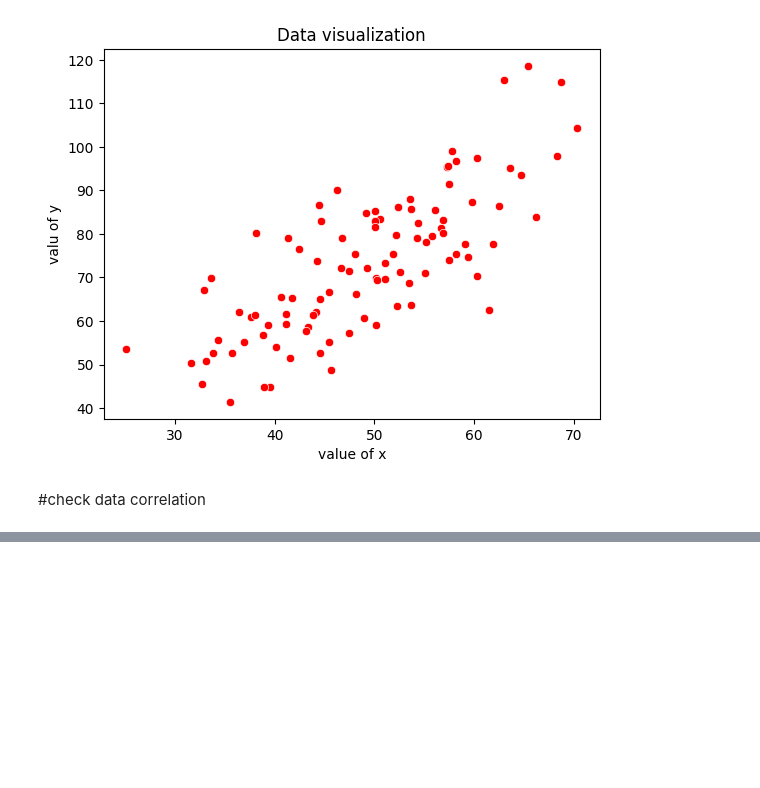
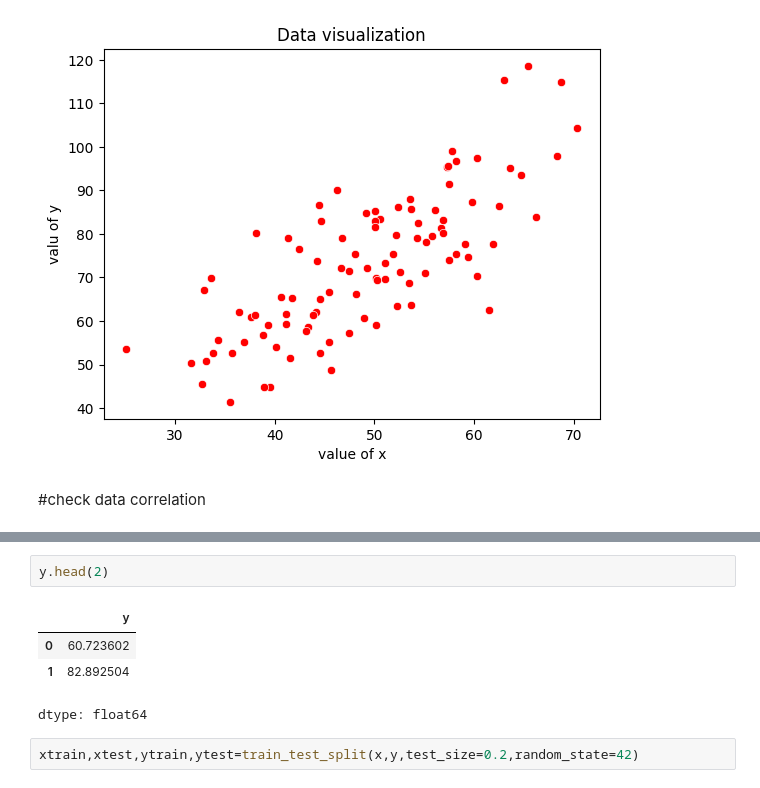
Before and after one commit to arzuantor/Linear-Regression, a Jupyter notebook: leaner_rigression_.ipynb, the cells around one changed output, grey strips where cells are left out. Cells and saved outputs as stored; diff of their text form; blank space fills up the shorter version.

```diff
--- a/leaner_rigression_.ipynb
+++ b/leaner_rigression_.ipynb
@@ -61,0 +85,9 @@ plt.show()
+# %%
+y.head(2)
+# %% [output]
+|  | y |
+| 0 | 60.723602 |
+| 1 | 82.892504 |
+dtype: float64
+# %%
+xtrain,xtest,ytrain,ytest=train_test_split(x,y,test_size=0.2,random_state=42)
```
Also changed, not shown: parts of 8 cells of this notebook.
